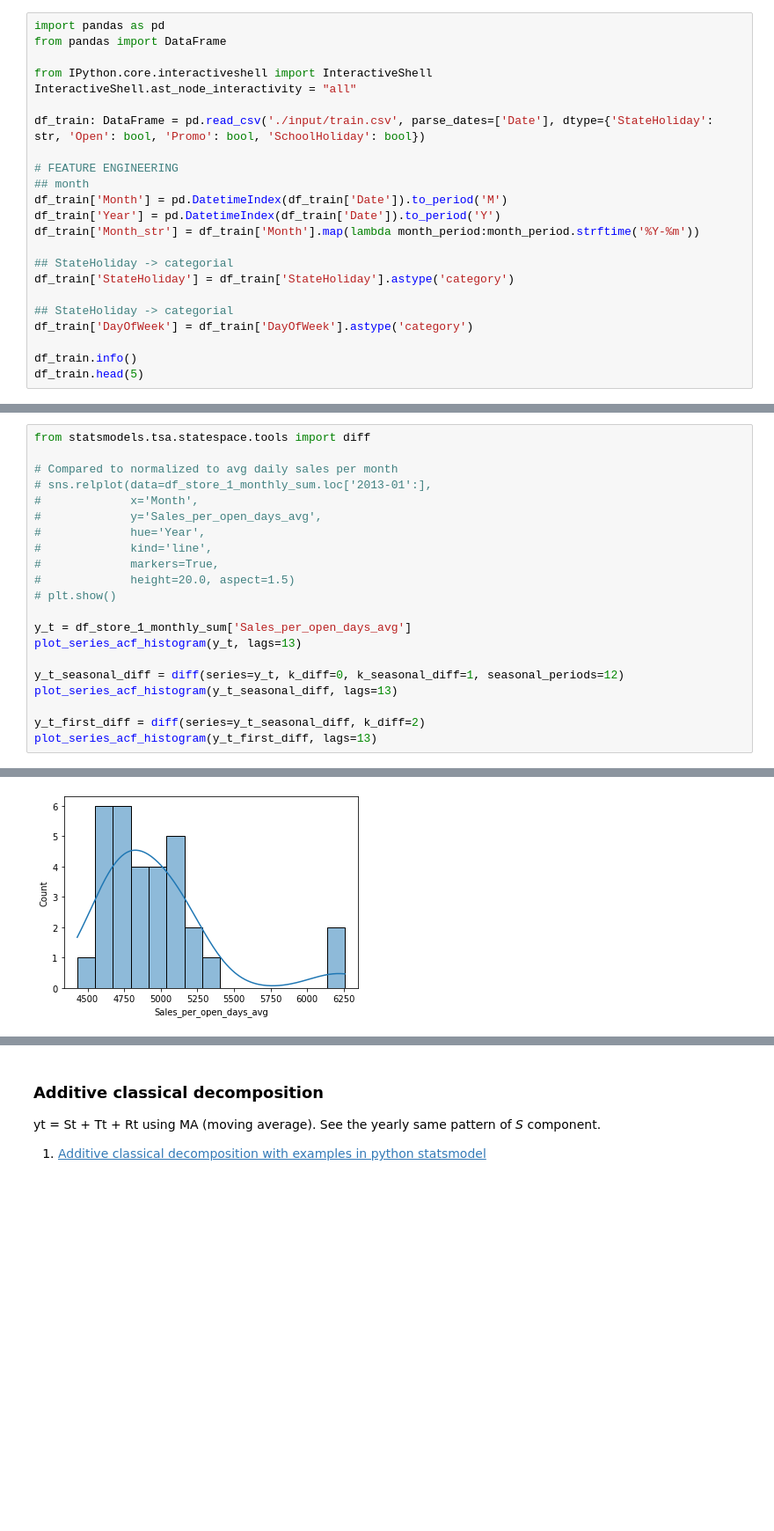
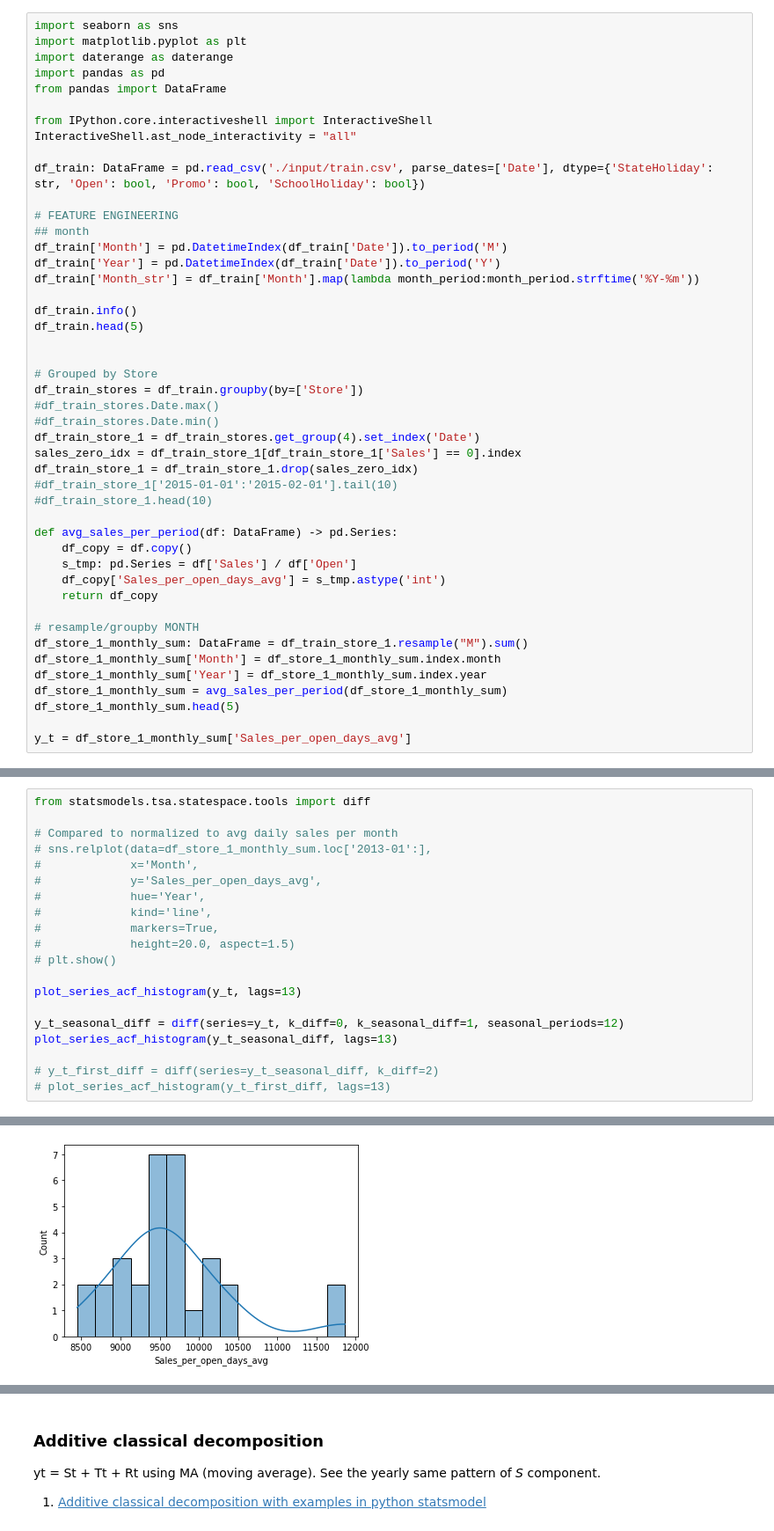
Before and after one commit to bruennijs/kaggle_rossmann_sales, a Jupyter notebook: regression_monthly.ipynb, the cells around one changed output, grey strips where cells are left out. Shown at 88% size. Drawn from its saved outputs; the diff is of its cells as text; blank space fills up the shorter version.

```diff
--- a/regression_monthly.ipynb
+++ b/regression_monthly.ipynb
@@ -19,4 +19,7 @@ Feature engineering, create categorial columns
 # %%
+import seaborn as sns
+import matplotlib.pyplot as plt
+import daterange as daterange
 import pandas as pd
 from pandas import DataFrame
 
@@ -31,14 +34,34 @@ df_train['Month'] = pd.DatetimeIndex(df_train['Date']).to_period('M')
 df_train['Year'] = pd.DatetimeIndex(df_train['Date']).to_period('Y')
 df_train['Month_str'] = df_train['Month'].map(lambda month_period:month_period.strftime('%Y-%m'))
 
-## StateHoliday -> categorial
-df_train['StateHoliday'] = df_train['StateHoliday'].astype('category')
-
-## StateHoliday -> categorial
-df_train['DayOfWeek'] = df_train['DayOfWeek'].astype('category')
-
 df_train.info()
 df_train.head(5)
+
+
+# Grouped by Store
+df_train_stores = df_train.groupby(by=['Store'])
+#df_train_stores.Date.max()
+#df_train_stores.Date.min()
+df_train_store_1 = df_train_stores.get_group(4).set_index('Date')
+sales_zero_idx = df_train_store_1[df_train_store_1['Sales'] == 0].index
+df_train_store_1 = df_train_store_1.drop(sales_zero_idx)
+#df_train_store_1['2015-01-01':'2015-02-01'].tail(10)
+#df_train_store_1.head(10)
+
+def avg_sales_per_period(df: DataFrame) -> pd.Series:
+    df_copy = df.copy()
+    s_tmp: pd.Series = df['Sales'] / df['Open']
+    df_copy['Sales_per_open_days_avg'] = s_tmp.astype('int')
+    return df_copy
+
+# resample/groupby MONTH
+df_store_1_monthly_sum: DataFrame = df_train_store_1.resample("M").sum()
+df_store_1_monthly_sum['Month'] = df_store_1_monthly_sum.index.month
+df_store_1_monthly_sum['Year'] = df_store_1_monthly_sum.index.year
+df_store_1_monthly_sum = avg_sales_per_period(df_store_1_monthly_sum)
+df_store_1_monthly_sum.head(5)
+
+y_t = df_store_1_monthly_sum['Sales_per_open_days_avg']
 # %% [output]
 <class 'pandas.core.frame.DataFrame'>
 RangeIndex: 1017209 entries, 0 to 1017208
@@ -152,12 +171,11 @@ from statsmodels.tsa.statespace.tools import diff
 #             height=20.0, aspect=1.5)
 # plt.show()
 
-y_t = df_store_1_monthly_sum['Sales_per_open_days_avg']
 plot_series_acf_histogram(y_t, lags=13)
 
 y_t_seasonal_diff = diff(series=y_t, k_diff=0, k_seasonal_diff=1, seasonal_periods=12)
 plot_series_acf_histogram(y_t_seasonal_diff, lags=13)
 
-y_t_first_diff = diff(series=y_t_seasonal_diff, k_diff=2)
-plot_series_acf_histogram(y_t_first_diff, lags=13)
+# y_t_first_diff = diff(series=y_t_seasonal_diff, k_diff=2)
+# plot_series_acf_histogram(y_t_first_diff, lags=13)
 # %% [output]
@@ -166 +184 @@ plot_series_acf_histogram(y_t_first_diff, lags=13)
-[figure, old version]
+[figure, new version]
```
Also changed, not shown: parts of 25 cells of this notebook.
